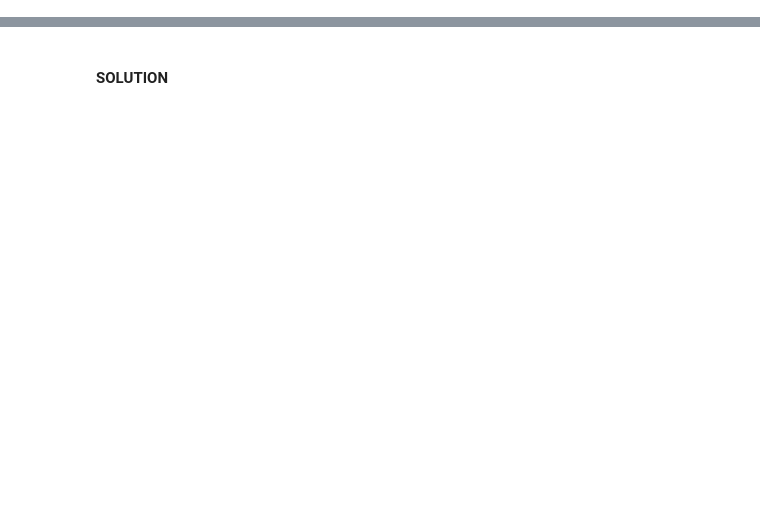
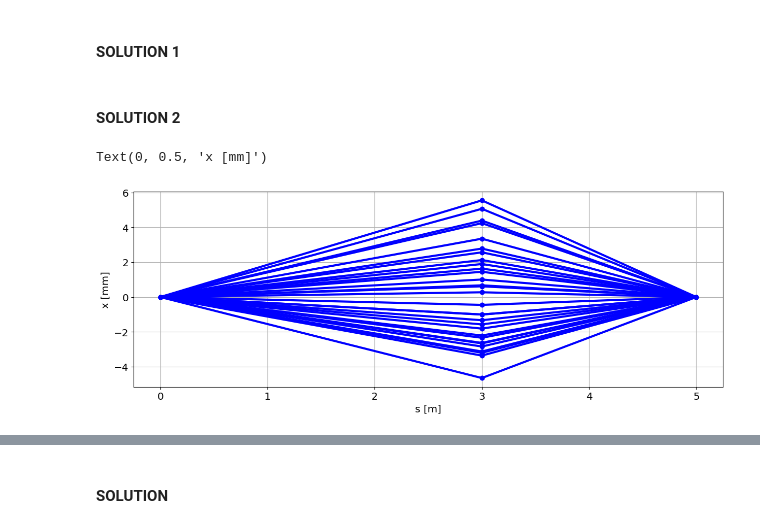
Before and after one commit to cerncas/hands-on-lattice-exercises, a Jupyter notebook: 02_Single_Particle_Beamline.ipynb, the cells around one changed output, grey strips where cells are left out. Drawn from its saved outputs; the diff is of its cells as text; code cells hidden in the pictures; blank space fills up the shorter version.

Commit message:
re-composed all solutions, before eliminating old stuff

```diff
--- a/02_Single_Particle_Beamline.ipynb
+++ b/02_Single_Particle_Beamline.ipynb
@@ -24,0 +37,26 @@ Recall that the **imaging equation** for a lens is $1/b+1/g=1/f,$ which correspo
+# %% [markdown]
+#### SOLUTION 1
+# %%
+# code here your solution...
+# our parameters and beamline description
+b = 3
+g = 2
+f = 1/(1/b+1/g)
+beamline = D(b) + Q(f) + D(g)
+# %% [markdown]
+#### SOLUTION 2
+# %%
+# define several particles with a random angle and zero position
+n_particles = 30
+X = np.array([np.zeros(n_particles),
+              np.random.randn(n_particles)])
+# track the particles and plot the output
+transported_particles = transportParticles(X, beamline)
+
+plt.plot(transported_particles['s'], transported_particles['x'], 'o-b', lw=3)
+plt.grid(True)
+plt.xlabel('s [m]')
+plt.ylabel('x [mm]')
+# %% [output]
+Text(0, 0.5, 'x [mm]')
+[figure, added]
```
Also changed, not shown: parts of 41 cells of this notebook, 10 other files.
